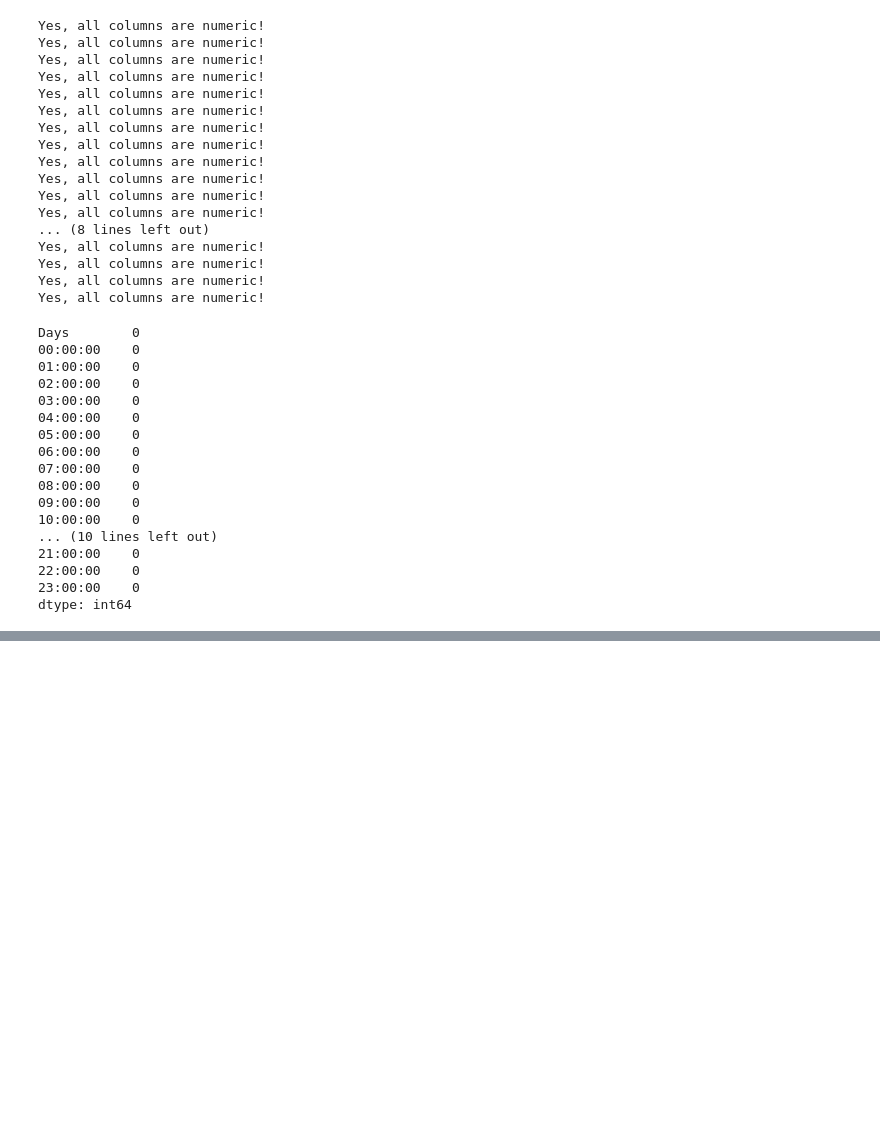
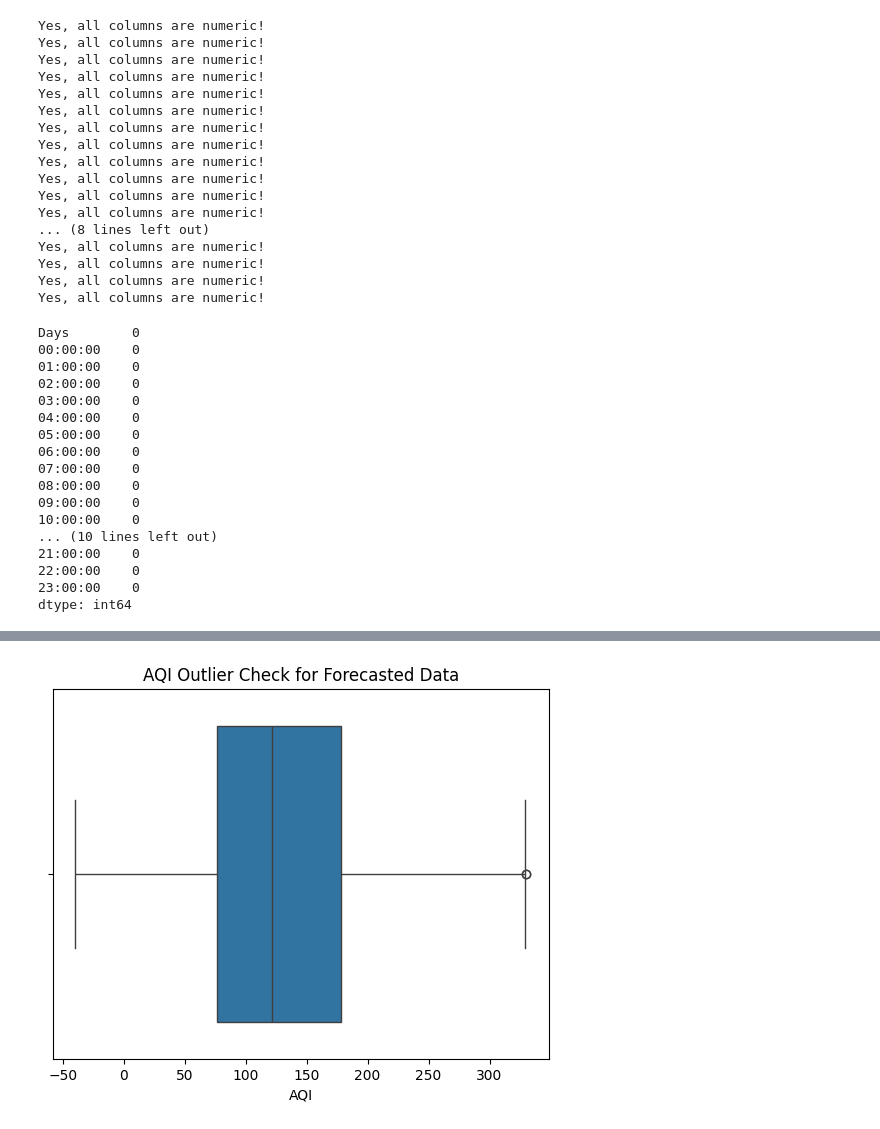
Before and after one commit to XynaxDev/aqi-predictor, a Jupyter notebook: notebooks/data_cleaning.ipynb, the cells around one changed output, grey strips where cells are left out. Saved outputs shown, nothing was run; the diff lists cells and outputs as text; code cells hidden in the pictures; blank space fills up the shorter version.

```diff
--- a/notebooks/data_cleaning.ipynb
+++ b/notebooks/data_cleaning.ipynb
@@ -145,0 +166,11 @@ df.to_csv("../data/processed/cleaned_aqi_sohna_hourly.csv", index=False)
+# %%
+# after removing outliers
+df = pd.read_csv("../outputs/forecasts/aqi_forecast_sohna_next_year.csv")
+# %%
+melted_df = df.melt(id_vars=['Date'], value_vars=df.columns[1:], var_name='Hour', value_name='AQI')
+# %%
+sns.boxplot(data=melted_df, x='AQI')
+plt.title("AQI Outlier Check for Forecasted Data")
+plt.show()
+# %% [output]
+[figure, added]
```
Also changed, not shown: parts of 6 cells of this notebook, 6 other files.
